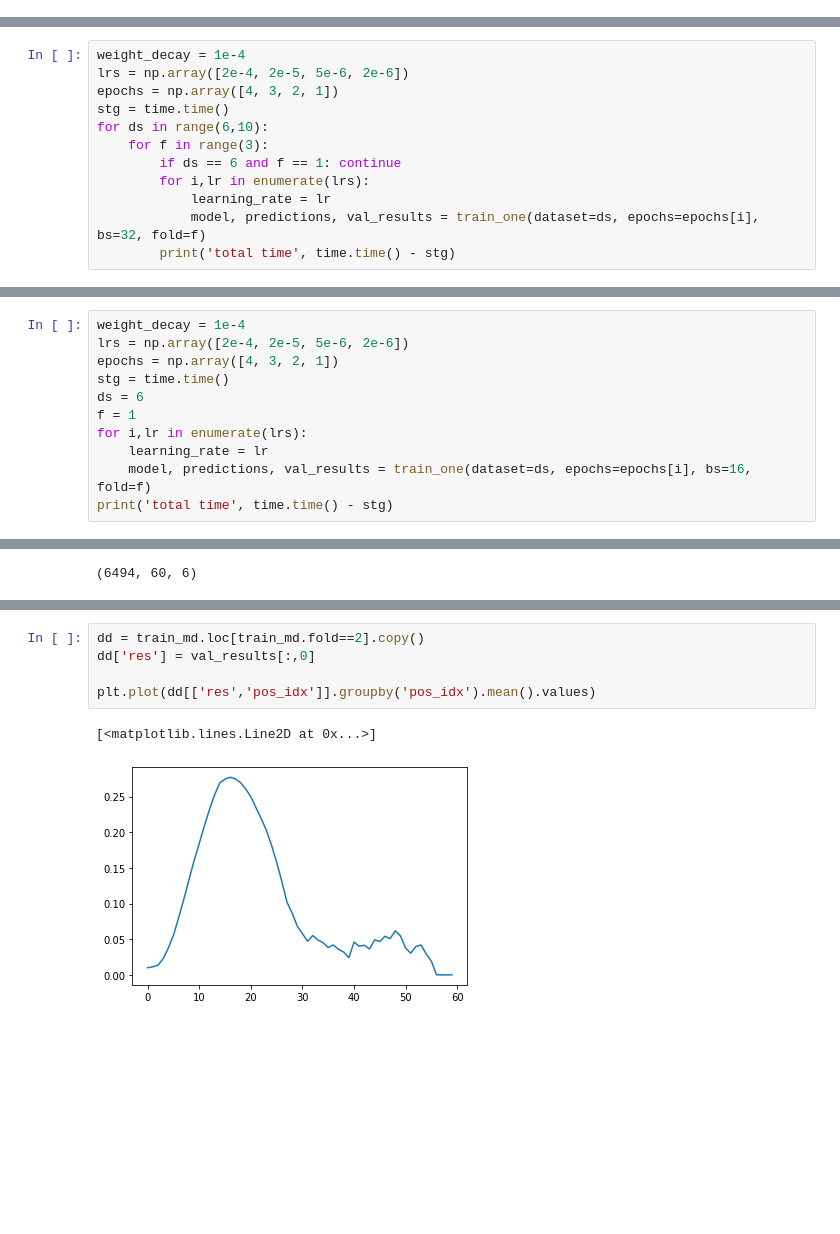
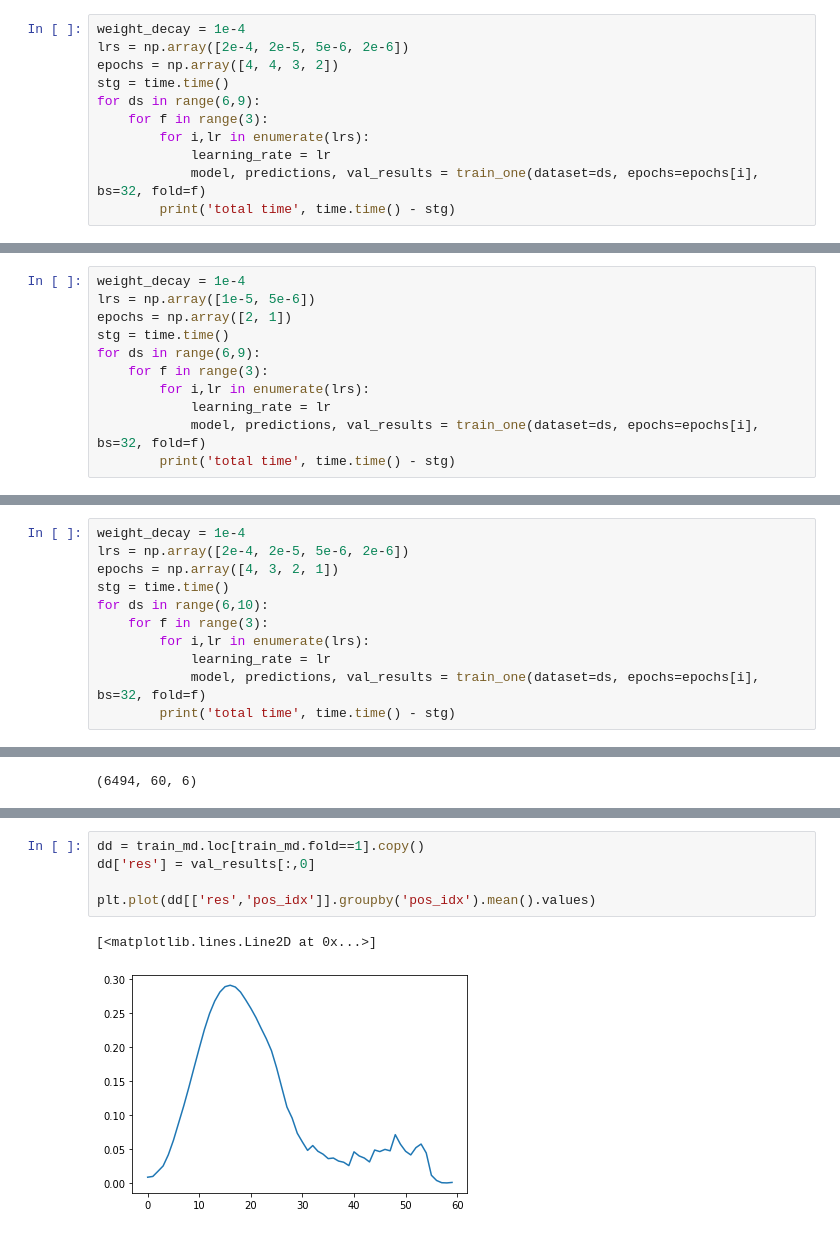
Before and after one commit to nosound2/RSNA-Hemorrhage, a Jupyter notebook: notebooks/Training.ipynb, the cells around one changed output, grey strips where cells are left out. Saved outputs shown, nothing was run; the diff lists cells and outputs as text; blank space fills up the shorter version.

Commit message:
weighted

```diff
--- a/notebooks/Training.ipynb
+++ b/notebooks/Training.ipynb
@@ -111,3 +158,14 @@ if 'train_md' not in globals() or 'test_md' not in globals():
 # on test, do I have horns?
 # normalize input feats
 # what is the score without meta
+# %%
+weight_decay = 1e-4
+lrs = np.array([2e-4, 2e-5, 5e-6, 2e-6])
+epochs = np.array([4, 4, 3, 2])
+stg = time.time()
+for ds in range(6,9):
+    for f in range(3):
+        for i,lr in enumerate(lrs):
+            learning_rate = lr
+            model, predictions, val_results = train_one(dataset=ds, epochs=epochs[i], bs=32, fold=f)
+        print('total time', time.time() - stg)
@@ -113,0 +190,11 @@ if 'train_md' not in globals() or 'test_md' not in globals():
+# %%
+weight_decay = 1e-4
+lrs = np.array([1e-5, 5e-6])
+epochs = np.array([2, 1])
+stg = time.time()
+for ds in range(6,9):
+    for f in range(3):
+        for i,lr in enumerate(lrs):
+            learning_rate = lr
+            model, predictions, val_results = train_one(dataset=ds, epochs=epochs[i], bs=32, fold=f)
+        print('total time', time.time() - stg)
@@ -118,7 +228,6 @@ epochs = np.array([4, 3, 2, 1])
 stg = time.time()
 for ds in range(6,10):
     for f in range(3):
-        if ds == 6 and f == 1: continue
         for i,lr in enumerate(lrs):
             learning_rate = lr
             model, predictions, val_results = train_one(dataset=ds, epochs=epochs[i], bs=32, fold=f)
@@ -178,14 +287,3 @@ Batch 200 device: cuda time passed: 33.042 time per batch: 0.165
 v20, d9, e10, f2, trn ll: 0.0301, val ll: 0.0607, ll_w: 0.0380, cor: 0.8411, auc: 0.9892, lr: 2e-06
 total running time 157.2214822769165
 total time 17181.224769353867
-# %%
-weight_decay = 1e-4
-lrs = np.array([2e-4, 2e-5, 5e-6, 2e-6])
-epochs = np.array([4, 3, 2, 1])
-stg = time.time()
-ds = 6
-f = 1
-for i,lr in enumerate(lrs):
-    learning_rate = lr
-    model, predictions, val_results = train_one(dataset=ds, epochs=epochs[i], bs=16, fold=f)
-print('total time', time.time() - stg)
@@ -265,8 +351,8 @@ plt.plot(predictions.mean(0)[:,0])
 # %%
-dd = train_md.loc[train_md.fold==2].copy()
+dd = train_md.loc[train_md.fold==1].copy()
 dd['res'] = val_results[:,0]
 
 plt.plot(dd[['res','pos_idx']].groupby('pos_idx').mean().values)
 # %% [output]
 [<matplotlib.lines.Line2D at 0x...>]
-[figure, old version]
+[figure, new version]
```
Also changed, not shown: parts of 13 cells of this notebook, 3 other files.
